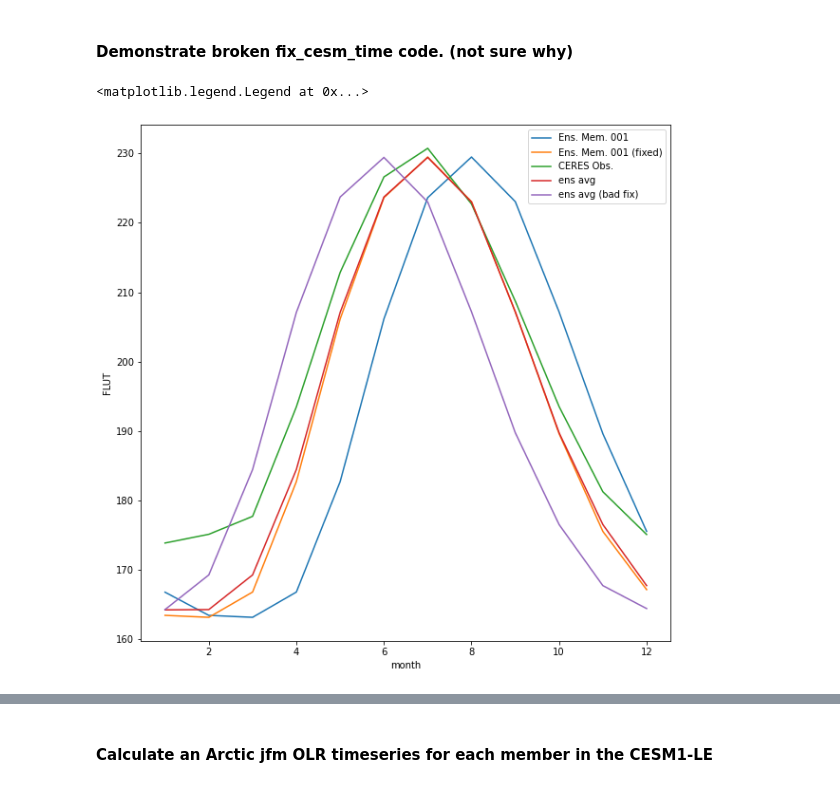
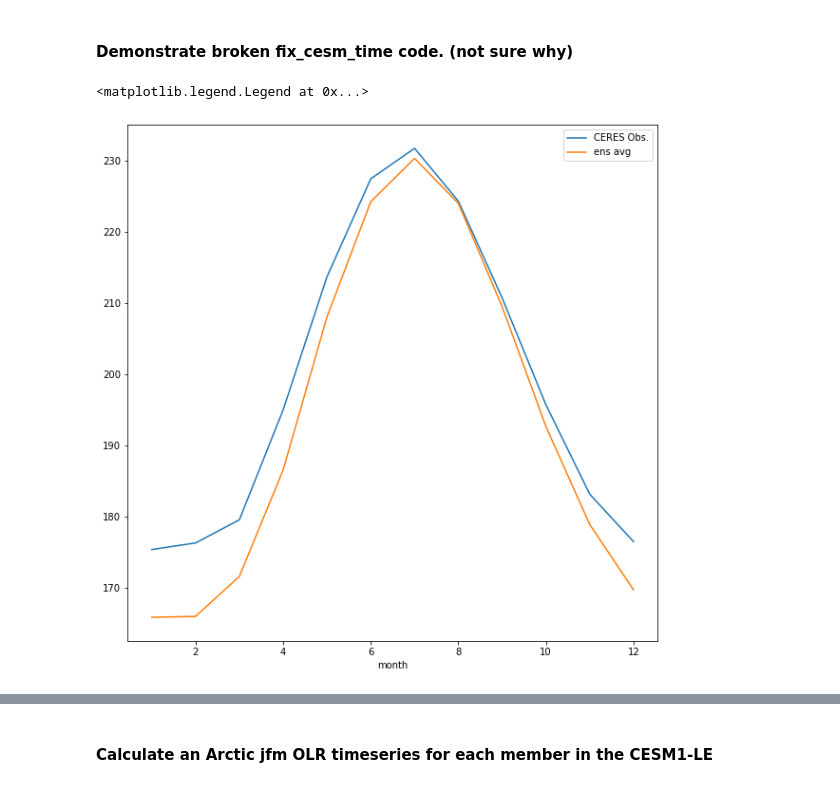
Before and after one commit to jshaw35/spectral_ice, a Jupyter notebook: figure3/figure3.ipynb, the cells around one changed output, grey strips where cells are left out. Cells and saved outputs as stored; diff of their text form; code cells hidden in the pictures.

```diff
--- a/figure3/figure3.ipynb
+++ b/figure3/figure3.ipynb
@@ -110,7 +111,9 @@ ceres_files.sort()
 # %%
 # ceres_subset = arc_subset('%s/CERES_EBAF_Ed4.1_OLR_200003-202106.nc' % ceres_savedir,var='OLR')
 
-ceres_ds = xr.open_mfdataset('%s/CERES_EBAF_Ed4.1_OLR_200003-202106.nc' % ceres_savedir)
+ceres_ds = xr.open_dataset('%s/CERES_EBAF_Ed4.1_OLR_200003-202106.nc' % ceres_savedir)
 ceres_subset = ceres_ds['OLR'].sel(time=slice('2001-01-01','2021-12-31'),lat=slice(69,None))
+
+ceres_ds.close()
 # %% [markdown]
 Turn the CERES data into a timeseries
@@ -122,3 +120,14 @@ ceres_subset_jfmavg = ceres_subset_jfm.groupby('time.year').mean('time') # avera
+# %%
+ceres_subset_wgtd = add_weights(ceres_subset) # add area-weighting coordinate
+ceres_subset_spatavg = masked_average(ceres_subset_wgtd,dim=['lat','lon'],weights=ceres_subset_wgtd['cell_weight']) # I will need to interpolate for complete consistency with observations jshaw,TODO
+ceres_subset_jfm = ceres_subset_spatavg.sel(time=is_jfm(ceres_subset_spatavg.time)) # select jan, feb, mar
+
+ceres_subset_jfmavg = ceres_subset_jfm.groupby('time.year').mean('time') # average into an annual timeseries
+ceres_subset_monavg = ceres_subset_spatavg.groupby('time.month').mean('time') # monthly OLR averages over the CERES record
+
+ceres_subset_wgtd.close()
+ceres_subset_spatavg.close()
+ceres_subset_jfm.close()
 # %% [markdown]
 ### Load and process AIRS observations.
 # %%
@@ -142,13 +164,22 @@ ensavg_olr_files = glob.glob('%s/*%s*.nc' % (ensavg_path,'FLUT')) # get appropri
 ensavg_olr_ds = xr.open_mfdataset(ensavg_olr_files)
 
 ensavg_interp = ensavg_olr_ds['FLUT'].interp_like(ceres_subset.isel(time=0)) # interpolated before subsetting, could use xESMF
+ensavg_olr_ds.close() # probably not needed since it is a dask array
 
-ensavg_subset = ensavg_interp.sel(time=slice('2001-01-01','2021-12-31'),lat=slice(69,None))
+ensavg_subset = ensavg_interp.sel(time=slice('2001-01-01','2021-12-31'),lat=slice(69,None)).chunk({'time':-1})
+ensavg_interp.close()
 
 ensavg_subset_wgtd = add_weights(ensavg_subset) # add area-weighting coordinate
 ensavg_subset_spatavg = masked_average(ensavg_subset_wgtd,dim=['lat','lon'],weights=ensavg_subset_wgtd['cell_weight']) # I will need to interpolate for complete consistency with observations jshaw,TODO
 ensavg_subset_jfm = ensavg_subset_spatavg.sel(time=is_jfm(ensavg_subset_spatavg.time)) # select jan, feb, mar
-ensavg_subset_jfmavg = ensavg_subset_jfm.groupby('time.year').mean('time') # average into an annual timeseries
+
+ensavg_subset_jfmavg = ensavg_subset_jfm.groupby('time.year').mean('time').compute() # average into an annual timeseries, shouldn't be chunked
+ensavg_subset_monavg = ensavg_subset_spatavg.groupby('time.month').mean('time').compute() #.chunk({'month':-1}) # monthly OLR averages over the CERES record
+
+ensavg_subset.close()
+ensavg_subset_wgtd.close()
+ensavg_subset_spatavg.close()
+ensavg_subset_jfm.close()
 # %% [markdown]
 The peak is occuring correctly in July.
 # %%
@@ -204,16 +235,18 @@ _ens_olr_testds = xr.open_mfdataset(_ens_olr_testfiles)
 # %%
 fig,ax = plt.subplots(1,1,figsize=(10,10))
 
-_ens_olr_testds['FLUT'].sel(time=slice('2001-01-01','2020-12-31'),lat=slice(69,None)).groupby('time.month').mean(dim=['time','lat','lon']).plot(ax=ax,label='Ens. Mem. 001')
-fix_cesm_time(_ens_olr_testds)['FLUT'].sel(time=slice('2001-01-01','2020-12-31'),lat=slice(69,None)).groupby('time.month').mean(dim=['time','lat','lon']).plot(ax=ax,label='Ens. Mem. 001 (fixed)')
+# _ens_olr_testds['FLUT'].sel(time=slice('2001-01-01','2020-12-31'),lat=slice(69,None)).groupby('time.month').mean(dim=['time','lat','lon']).plot(ax=ax,label='Ens. Mem. 001')
+# fix_cesm_time(_ens_olr_testds)['FLUT'].sel(time=slice('2001-01-01','2020-12-31'),lat=slice(69,None)).groupby('time.month').mean(dim=['time','lat','lon']).plot(ax=ax,label='Ens. Mem. 001 (fixed)')
 
-ceres_subset.sel(time=slice('2001-01-01','2020-12-31'),lat=slice(69,None)).groupby('time.month').mean(dim=['time','lat','lon']).plot(ax=ax,label='CERES Obs.')
+# ceres_subset.sel(time=slice('2001-01-01','2020-12-31'),lat=slice(69,None)).groupby('time.month').mean(dim=['time','lat','lon']).plot(ax=ax,label='CERES Obs.')
+ceres_subset_monavg.plot(ax=ax,label='CERES Obs.')
 
-_ensavg_olr_preproc['FLUT'].sel(time=slice('2001-01-01','2020-12-31'),lat=slice(69,None)).groupby('time.month').mean(dim=['time','lat','lon']).plot(label='ens avg')
+# _ensavg_olr_preproc['FLUT'].sel(time=slice('2001-01-01','2020-12-31'),lat=slice(69,None)).groupby('time.month').mean(dim=['time','lat','lon']).plot(label='ens avg')
+ensavg_subset_monavg.plot(label='ens avg')
 
-fix_cesm_time(_ensavg_olr_preproc)['FLUT'].sel(time=slice('2001-01-01','2020-12-31'),lat=slice(69,None)).groupby('time.month').mean(dim=['time','lat','lon']).plot(label='ens avg (bad fix)')
+# fix_cesm_time(_ensavg_olr_preproc)['FLUT'].sel(time=slice('2001-01-01','2020-12-31'),lat=slice(69,None)).groupby('time.month').mean(dim=['time','lat','lon']).plot(label='ens avg (bad fix)')
 
 plt.legend()
 # %% [output]
 <matplotlib.legend.Legend at 0x...>
-[figure, old version]
+[figure, new version]
```
Also changed, not shown: parts of 31 cells of this notebook.
